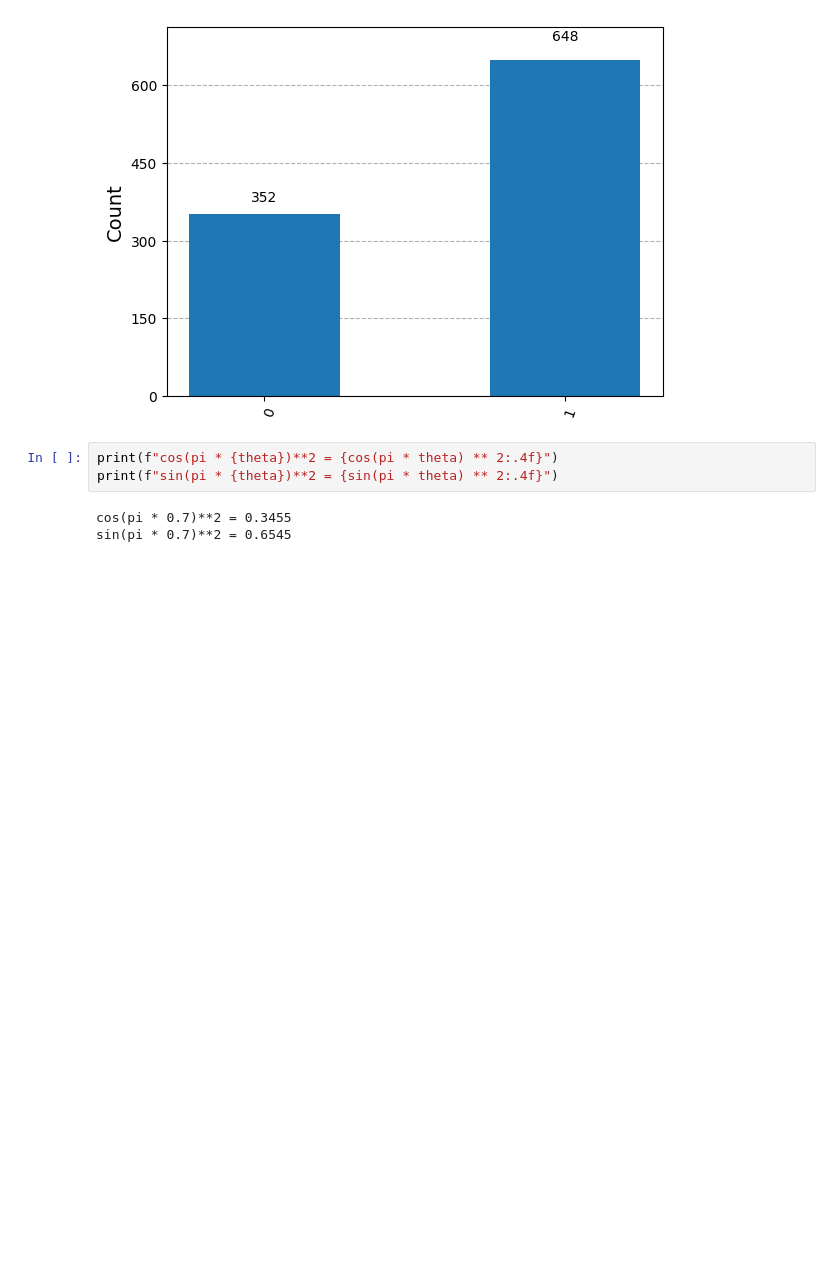
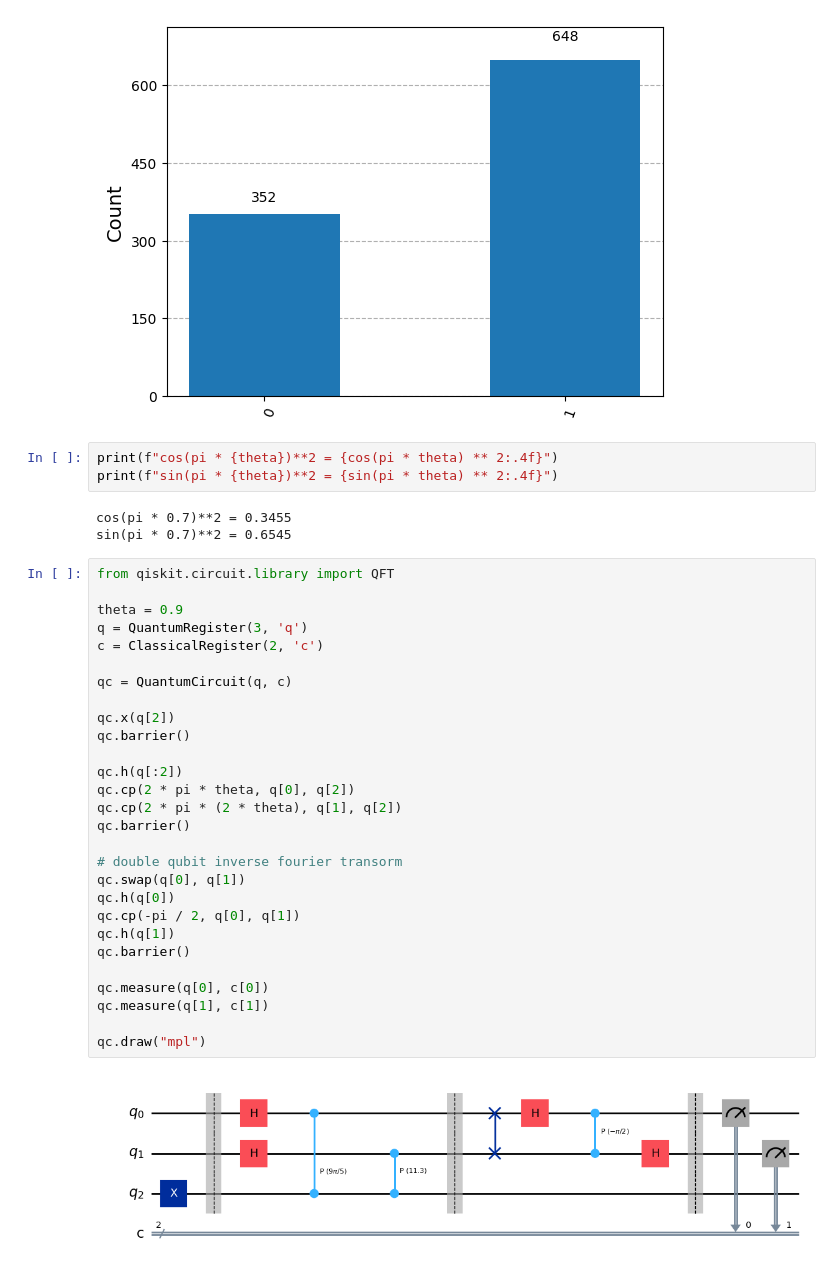
Before and after one commit to jerzyszyjut/quantum, a Jupyter notebook: notebooks/phase_estimation.ipynb, the cells around one changed output. Saved outputs shown, nothing was run; the diff lists cells and outputs as text; blank space fills up the shorter version.

Commit message:
Improve phase estimation circuit by adding another bit and inverse fourier transform

```diff
--- a/notebooks/phase_estimation.ipynb
+++ b/notebooks/phase_estimation.ipynb
@@ -39,3 +41,33 @@ print(f"sin(pi * {theta})**2 = {sin(pi * theta) ** 2:.4f}")
 # %% [output]
 cos(pi * 0.7)**2 = 0.3455
 sin(pi * 0.7)**2 = 0.6545
+# %%
+from qiskit.circuit.library import QFT
+
+theta = 0.9
+q = QuantumRegister(3, 'q')
+c = ClassicalRegister(2, 'c')
+
+qc = QuantumCircuit(q, c)
+
+qc.x(q[2])
+qc.barrier()
+
+qc.h(q[:2])
+qc.cp(2 * pi * theta, q[0], q[2])
+qc.cp(2 * pi * (2 * theta), q[1], q[2])
+qc.barrier()
+
+# double qubit inverse fourier transorm
+qc.swap(q[0], q[1])
+qc.h(q[0])
+qc.cp(-pi / 2, q[0], q[1])
+qc.h(q[1])
+qc.barrier()
+
+qc.measure(q[0], c[0])
+qc.measure(q[1], c[1])
+
+qc.draw("mpl")
+# %% [output]
+[figure, added]
```
Also changed, not shown: parts of 2 cells of this notebook.
